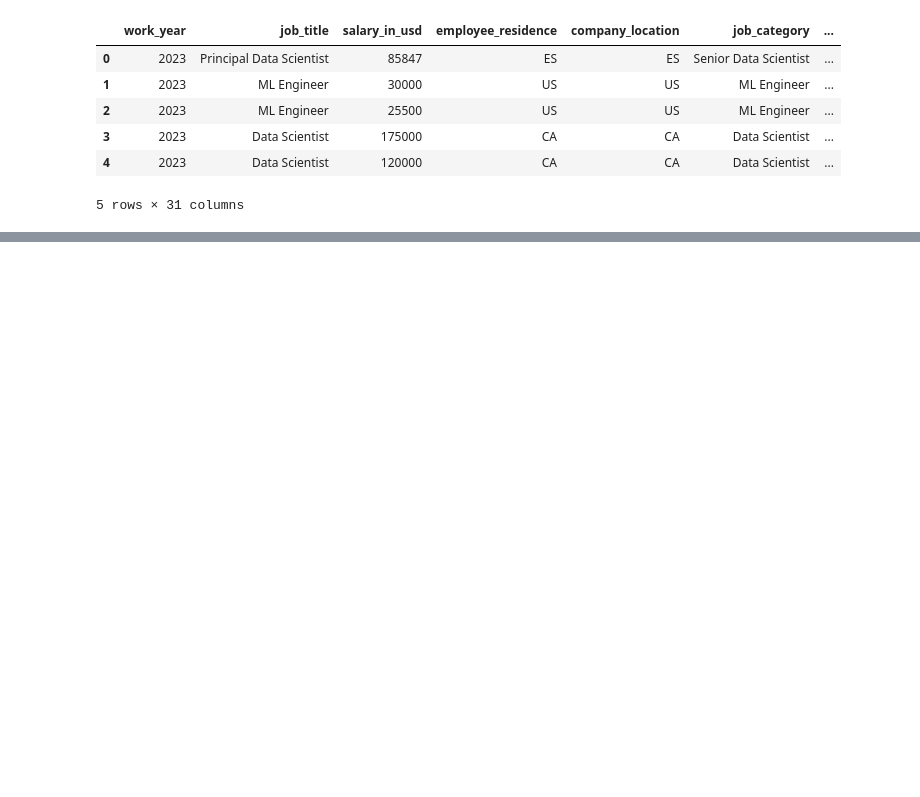
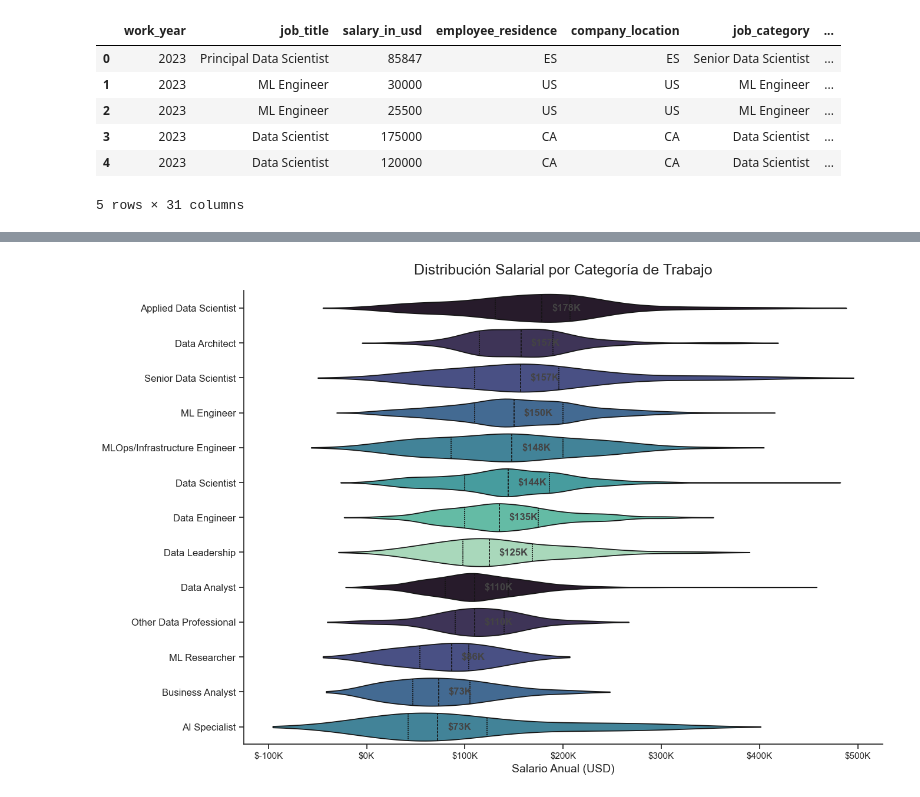
Before and after one commit to Jotis86/Data-Salaries, a Jupyter notebook: notebooks/data_visualization.ipynb, the cells around one changed output, grey strips where cells are left out. Cells and saved outputs as stored; diff of their text form; code cells hidden in the pictures; blank space fills up the shorter version.

```diff
--- a/notebooks/data_visualization.ipynb
+++ b/notebooks/data_visualization.ipynb
@@ -22,0 +85,27 @@ df.head()
+# %%
+# -----------------------
+# 2. Salarios por categoría de trabajo - Gráfico de violín
+# -----------------------
+fig, ax = plt.subplots(figsize=(14, 10))
+
+# Ordenar por mediana de salario
+job_order = df.groupby('job_category')['salary_in_usd'].median().sort_values(ascending=False).index
+
+sns.violinplot(x='salary_in_usd', y='job_category', data=df, order=job_order,
+               palette=palette3, inner="quartile", orient='h', ax=ax)
+
+# Añadir mediana como texto en cada violín
+for i, cat in enumerate(job_order):
+    median_value = df[df['job_category'] == cat]['salary_in_usd'].median()
+    ax.text(median_value + 10000, i, f"${median_value/1000:.0f}K",
+            va='center', fontweight='bold', color='#444444')
+
+ax.set_title('Distribución Salarial por Categoría de Trabajo', fontsize=18, pad=20)
+ax.set_xlabel('Salario Anual (USD)', fontsize=14)
+ax.set_ylabel('')
+ax.xaxis.set_major_formatter(salary_formatter)
+ax.tick_params(axis='y', labelsize=12)
+
+plt.show()
+# %% [output]
+[figure, added]
```
Also changed, not shown: parts of 23 cells of this notebook.
